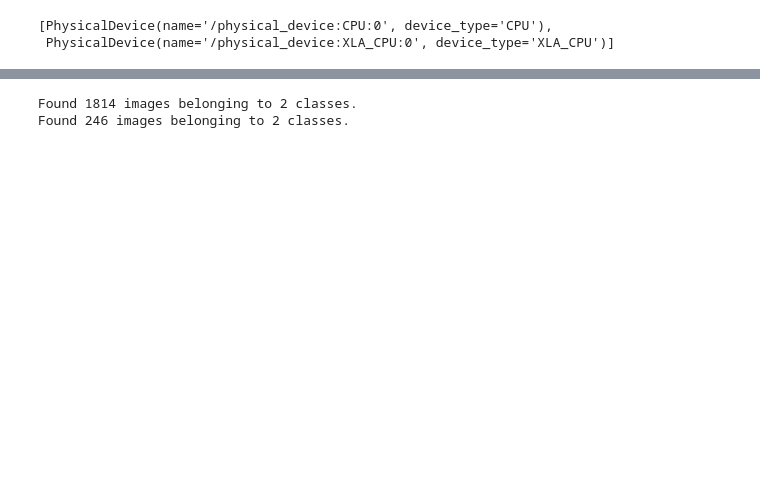
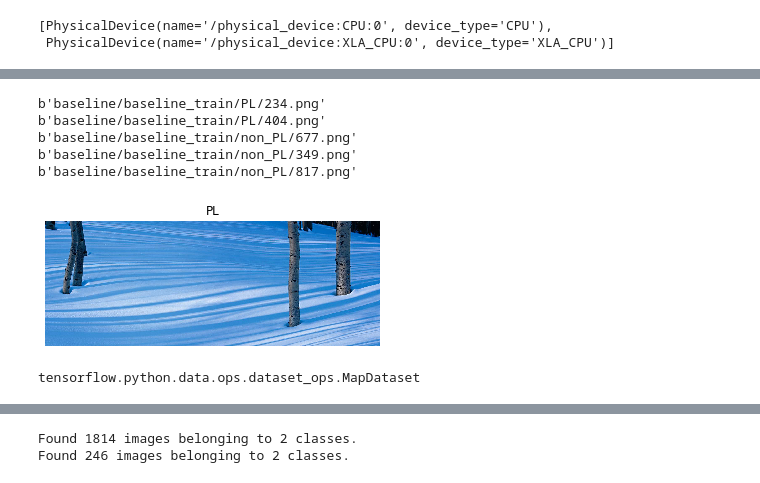
Before and after one commit to stewart-milberger/Lik, a Jupyter notebook: modeling.ipynb, the cells around one changed output, grey strips where cells are left out. Drawn from its saved outputs; the diff is of its cells as text; code cells hidden in the pictures; blank space fills up the shorter version.

```diff
--- a/modeling.ipynb
+++ b/modeling.ipynb
@@ -17,0 +22,32 @@ tf.config.list_physical_devices()
+# %%
+train_directories = tf.data.Dataset.list_files('baseline/baseline_train/' + '*/*')
+test_directories = tf.data.Dataset.list_files('baseline/baseline_train/' + '*/*')
+# %%
+for f in train_directories.take(5):
+    print(f.numpy())
+# %% [output]
+b'baseline/baseline_train/PL/234.png'
+b'baseline/baseline_train/PL/404.png'
+b'baseline/baseline_train/non_PL/677.png'
+b'baseline/baseline_train/non_PL/349.png'
+b'baseline/baseline_train/non_PL/817.png'
+# %%
+def process_path(file_path):
+    label = tf.strings.split(file_path, '/')[-2]
+    image = tf.io.read_file(file_path)
+    image = tf.image.decode_jpeg(image)
+    image = tf.image.convert_image_dtype(image, tf.float32)
+    return image, label
+# %%
+new_path = next(iter(train_directories))
+image, label = process_path(new_path)
+# %%
+def show(image, label):
+    plt.figure()
+    plt.imshow(image)
+    plt.title(label.numpy().decode('utf-8'))
+    plt.axis('off')
+# %%
+show(image, label)
+# %% [output]
+[figure, added]
@@ -17,0 +57,4 @@ tf.config.list_physical_devices()
+# %%
+type(labeled_train_ds)
+# %% [output]
+tensorflow.python.data.ops.dataset_ops.MapDataset
```
Also changed, not shown: parts of 28 cells of this notebook.
